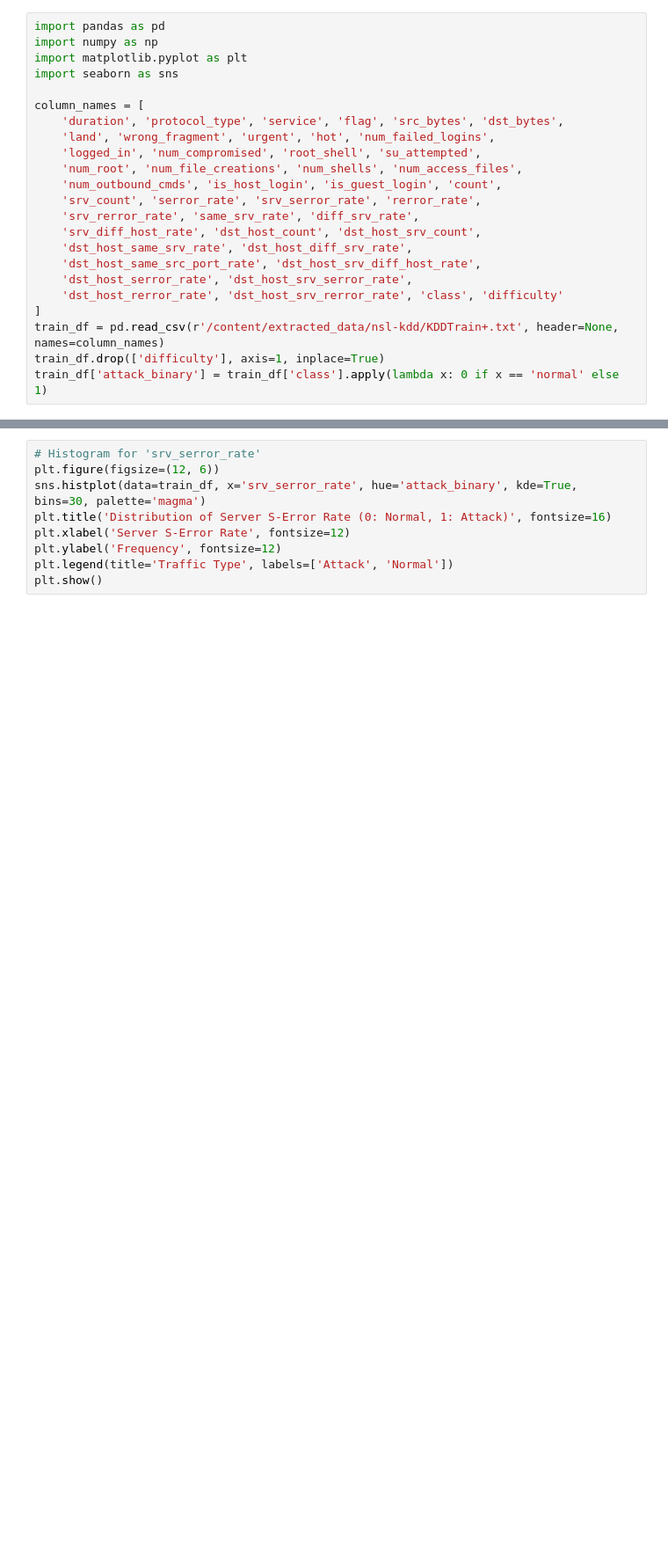
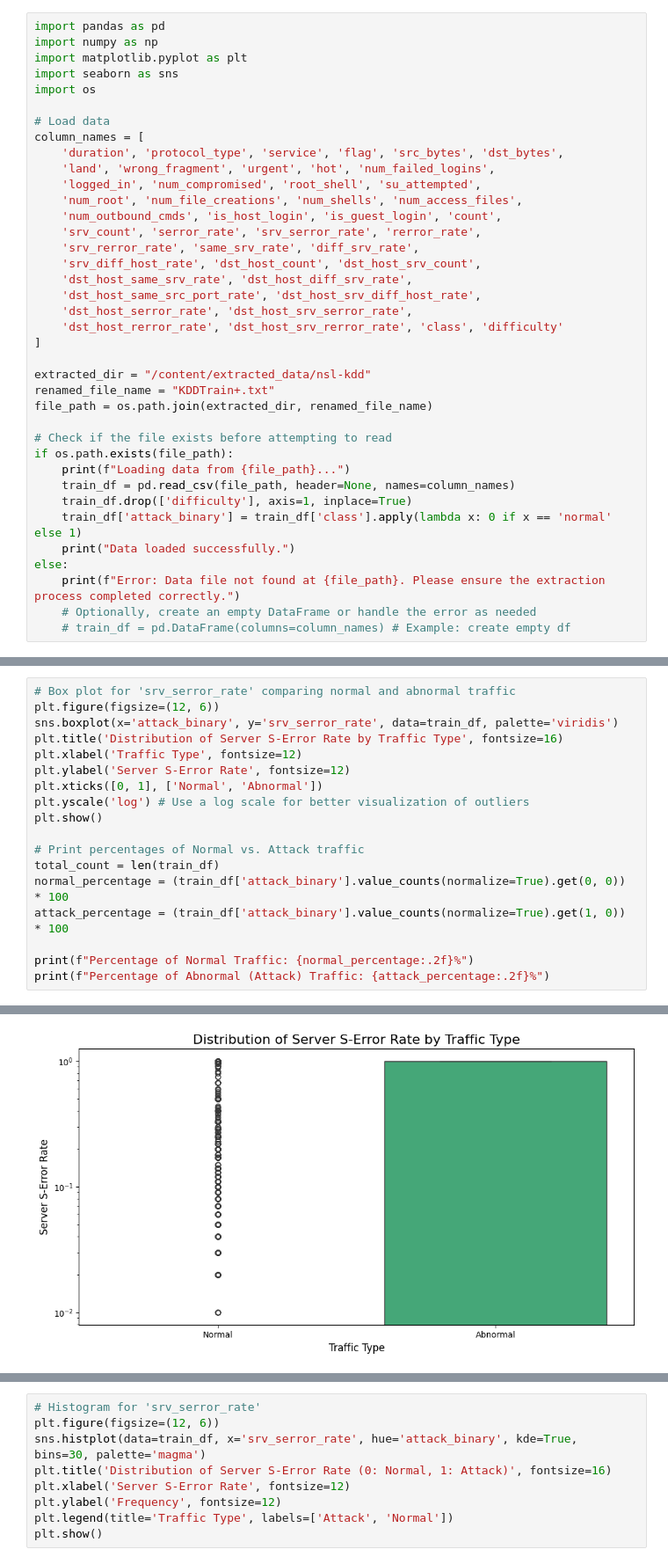
Before and after one commit to SpringBoardMentor193s/SentinelNet_Oct_Batch, a Jupyter notebook: srv_serror_rate.ipynb, the cells around one changed output, grey strips where cells are left out. Shown at 88% size. Saved outputs shown, nothing was run; the diff lists cells and outputs as text; blank space fills up the shorter version.

Commit message:
Created box plot & histogram

```diff
--- a/srv_serror_rate.ipynb
+++ b/srv_serror_rate.ipynb
@@ -3,7 +5,9 @@ import pandas as pd
 import numpy as np
 import matplotlib.pyplot as plt
 import seaborn as sns
+import os
 
+# Load data
 column_names = [
     'duration', 'protocol_type', 'service', 'flag', 'src_bytes', 'dst_bytes',
     'land', 'wrong_fragment', 'urgent', 'hot', 'num_failed_logins',
@@ -18,6 +22,19 @@ column_names = [
     'dst_host_serror_rate', 'dst_host_srv_serror_rate',
     'dst_host_rerror_rate', 'dst_host_srv_rerror_rate', 'class', 'difficulty'
 ]
-train_df = pd.read_csv(r'/content/extracted_data/nsl-kdd/KDDTrain+.txt', header=None, names=column_names)
-train_df.drop(['difficulty'], axis=1, inplace=True)
-train_df['attack_binary'] = train_df['class'].apply(lambda x: 0 if x == 'normal' else 1)
+
+extracted_dir = "/content/extracted_data/nsl-kdd"
+renamed_file_name = "KDDTrain+.txt"
+file_path = os.path.join(extracted_dir, renamed_file_name)
+
+# Check if the file exists before attempting to read
+if os.path.exists(file_path):
+    print(f"Loading data from {file_path}...")
+    train_df = pd.read_csv(file_path, header=None, names=column_names)
+    train_df.drop(['difficulty'], axis=1, inplace=True)
+    train_df['attack_binary'] = train_df['class'].apply(lambda x: 0 if x == 'normal' else 1)
+    print("Data loaded successfully.")
+else:
+    print(f"Error: Data file not found at {file_path}. Please ensure the extraction process completed correctly.")
+    # Optionally, create an empty DataFrame or handle the error as needed
+    # train_df = pd.DataFrame(columns=column_names) # Example: create empty df
@@ -23,0 +44,19 @@ train_df['attack_binary'] = train_df['class'].apply(lambda x: 0 if x == 'normal'
+# %%
+# Box plot for 'srv_serror_rate' comparing normal and abnormal traffic
+plt.figure(figsize=(12, 6))
+sns.boxplot(x='attack_binary', y='srv_serror_rate', data=train_df, palette='viridis')
+plt.title('Distribution of Server S-Error Rate by Traffic Type', fontsize=16)
+plt.xlabel('Traffic Type', fontsize=12)
+plt.ylabel('Server S-Error Rate', fontsize=12)
+plt.xticks([0, 1], ['Normal', 'Abnormal'])
+plt.yscale('log') # Use a log scale for better visualization of outliers
+plt.show()
+
+# Print percentages of Normal vs. Attack traffic
+total_count = len(train_df)
+normal_percentage = (train_df['attack_binary'].value_counts(normalize=True).get(0, 0)) * 100
+attack_percentage = (train_df['attack_binary'].value_counts(normalize=True).get(1, 0)) * 100
+
+print(f"Percentage of Normal Traffic: {normal_percentage:.2f}%")
+print(f"Percentage of Abnormal (Attack) Traffic: {attack_percentage:.2f}%")
+# %% [output]
@@ -23,0 +66 @@ train_df['attack_binary'] = train_df['class'].apply(lambda x: 0 if x == 'normal'
+[figure, added]
```
Also changed, not shown: parts of 3 cells of this notebook.
